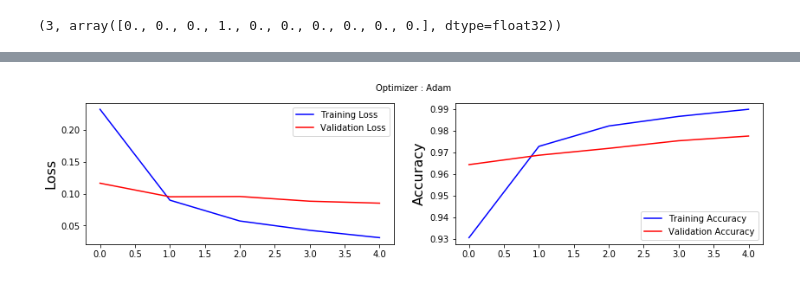
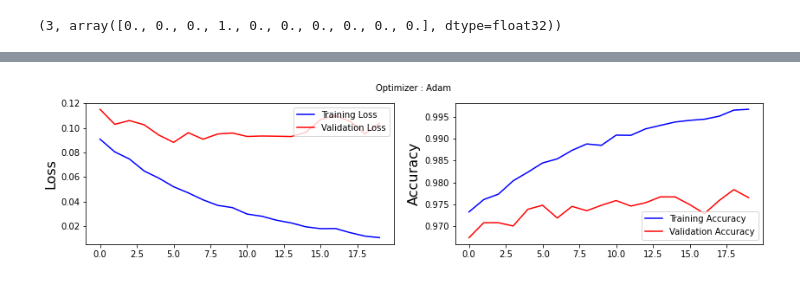
Before and after one commit to mohanrajmit/DL-Training, a Jupyter notebook: MNIST_keras.ipynb, the cells around one changed output, grey strips where cells are left out. Cells and saved outputs as stored; diff of their text form; code cells hidden in the pictures.

```diff
--- a/MNIST_keras.ipynb
+++ b/MNIST_keras.ipynb
@@ -59,11 +59,11 @@ model.add(Dense(512, input_dim=784,activation='relu'))
 # Dropout helps protect the model from memorizing or "overfitting" the training data
 #model.add(Dropout(0.2))
 
-model.add(Dense(512,activation='relu'))
+model.add(Dense(256,activation='relu'))
 #model.add(Activation('relu'))
 #model.add(Dropout(0.2))
 
-model.add(Dense(512,activation='relu'))
+model.add(Dense(128,activation='relu'))
 #model.add(Activation('relu'))
 #model.add(Dropout(0.2))
 
@@ -99,5 +99,5 @@ size = int(len(X_train) * 0.8)
 train_x, val_x = X_train[:size], X_train[size:]
 train_y, val_y = Y_train[:size], Y_train[size:]
 # %%
-hist = model.fit(train_x, train_y, batch_size=128, epochs=5, validation_data=(val_x, val_y))
+hist = model.fit(train_x, train_y, batch_size=128, epochs=20, validation_data=(val_x, val_y))
 # %% [output]
@@ -134,17 +137,17 @@ Please use instead:* `np.argmax(model.predict(x), axis=-1)`,   if your model doe
 # %%
 plt.figure(figsize=(14,3))
 plt.subplot(1, 2, 1)
 plt.suptitle('Optimizer : Adam', fontsize=10)
 plt.ylabel('Loss', fontsize=16)
 plt.plot(hist.history['loss'], color='b', label='Training Loss')
 plt.plot(hist.history['val_loss'], color='r', label='Validation Loss')
 plt.legend(loc='upper right')
 
 plt.subplot(1, 2, 2)
 plt.ylabel('Accuracy', fontsize=16)
-plt.plot(hist.history['acc'], color='b', label='Training Accuracy')
-plt.plot(hist.history['val_acc'], color='r', label='Validation Accuracy')
+plt.plot(hist.history['accuracy'], color='b', label='Training Accuracy')
+plt.plot(hist.history['val_accuracy'], color='r', label='Validation Accuracy')
 plt.legend(loc='lower right')
 plt.show()
 # %% [output]
-[figure, old version]
+[figure, new version]
```
Also changed, not shown: parts of 5 cells of this notebook.
